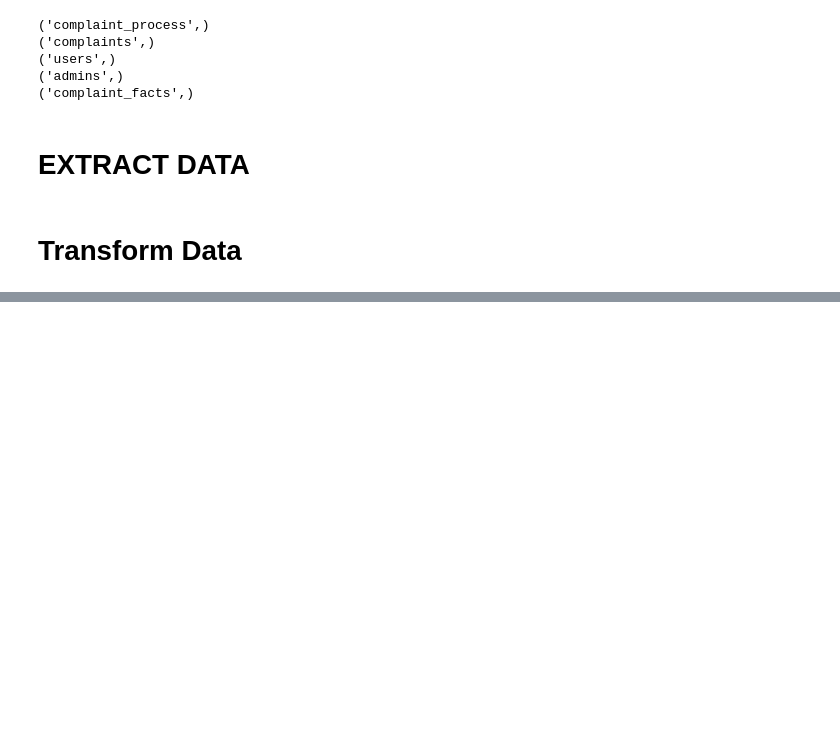
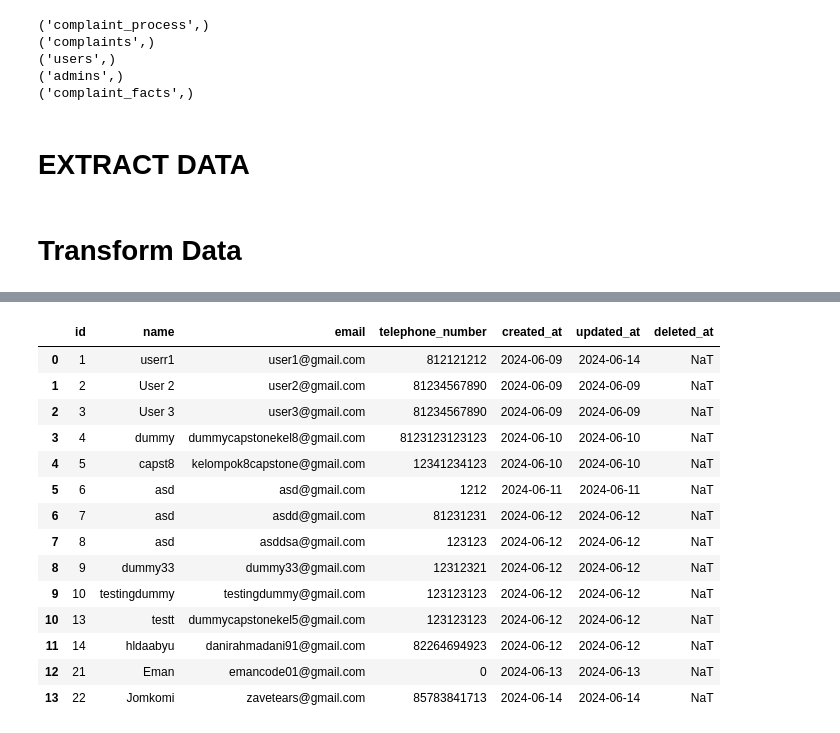
Before and after one commit to Capstone-Project-Alterra-Kelompok-8/e-complaint-ETL, a Jupyter notebook: etl-test.ipynb, the cells around one changed output, grey strips where cells are left out. Saved outputs shown, nothing was run; the diff lists cells and outputs as text; code cells hidden in the pictures; blank space fills up the shorter version.

```diff
--- a/etl-test.ipynb
+++ b/etl-test.ipynb
@@ -339,0 +394,11 @@ fact_table
+# %%
+def complaint_id_format(complaint_id):
+    if not complaint_id.startswith("C-"):
+        return "C-" + complaint_id
+    return complaint_id
+
+fact_table['complaint_id'] = fact_table['complaint_id'].apply(complaint_id_format)
+
+fact_table['process_time'] = fact_table['process_time'].fillna(0)
+
+fact_table.to_csv(f"cleaned_data/cleaned_data_complaint_facts_{currentDateTime}.csv", index=False)
@@ -358,0 +446,16 @@ komplain
+# %%
+def complaint_id_format(id):
+    if not id.startswith("C-"):
+        return "C-" + id
+    return id
+
+komplain['id'] = komplain['id'].apply(complaint_id_format)
+
+cols = ['created_at', 'updated_at', 'deleted_at']
+
+for col in cols:
+    komplain[col] = pd.to_datetime(komplain[col]).dt.normalize()
+
+komplain
+
+komplain.to_csv(f"cleaned_data/cleaned_data_complaints_{currentDateTime}.csv", index=False)
@@ -376,0 +494,25 @@ users
+# %%
+cols = ['created_at', 'updated_at', 'deleted_at']
+
+for col in cols:
+    users[col] = pd.to_datetime(users[col]).dt.normalize()
+
+users.to_csv(f"cleaned_data/cleaned_data_users_{currentDateTime}.csv", index=False)
+
+users
+# %% [output]
+|  | id | name | email | telephone_number | created_at | updated_at | deleted_at |
+| 0 | 1 | userr1 | user1@gmail.com | 812121212 | 2024-06-09 | 2024-06-14 | NaT |
+| 1 | 2 | User 2 | user2@gmail.com | 81234567890 | 2024-06-09 | 2024-06-09 | NaT |
+| 2 | 3 | User 3 | user3@gmail.com | 81234567890 | 2024-06-09 | 2024-06-09 | NaT |
+| 3 | 4 | dummy | dummycapstonekel8@gmail.com | 8123123123123 | 2024-06-10 | 2024-06-10 | NaT |
+| 4 | 5 | capst8 | kelompok8capstone@gmail.com | 12341234123 | 2024-06-10 | 2024-06-10 | NaT |
+| 5 | 6 | asd | asd@gmail.com | 1212 | 2024-06-11 | 2024-06-11 | NaT |
+| 6 | 7 | asd | asdd@gmail.com | 81231231 | 2024-06-12 | 2024-06-12 | NaT |
+| 7 | 8 | asd | asddsa@gmail.com | 123123 | 2024-06-12 | 2024-06-12 | NaT |
+| 8 | 9 | dummy33 | dummy33@gmail.com | 12312321 | 2024-06-12 | 2024-06-12 | NaT |
+| 9 | 10 | testingdummy | testingdummy@gmail.com | 123123123 | 2024-06-12 | 2024-06-12 | NaT |
+| 10 | 13 | testt | dummycapstonekel5@gmail.com | 123123123 | 2024-06-12 | 2024-06-12 | NaT |
+| 11 | 14 | hldaabyu | danirahmadani91@gmail.com | 82264694923 | 2024-06-12 | 2024-06-12 | NaT |
+| 12 | 21 | Eman | emancode01@gmail.com | 0 | 2024-06-13 | 2024-06-13 | NaT |
+| 13 | 22 | Jomkomi | zavetears@gmail.com | 85783841713 | 2024-06-14 | 2024-06-14 | NaT |
```
Also changed, not shown: parts of 14 cells of this notebook, 8 other files.
